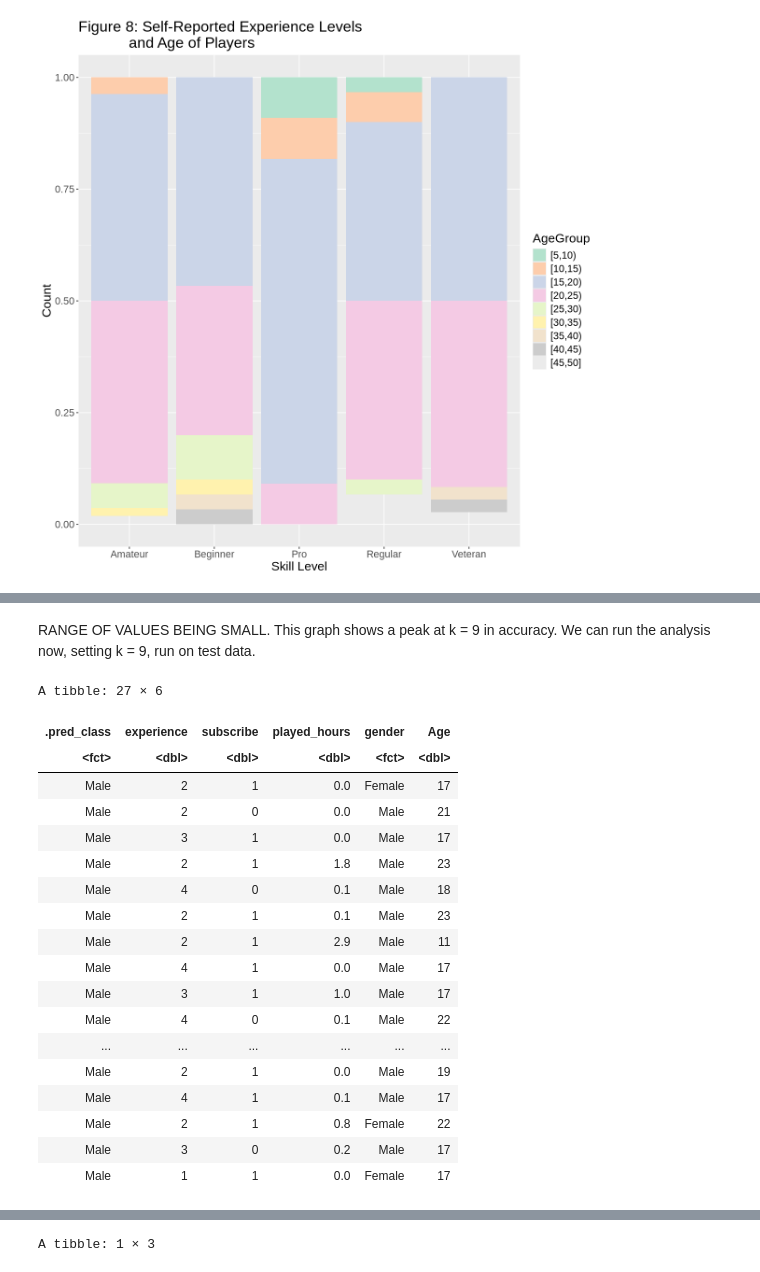
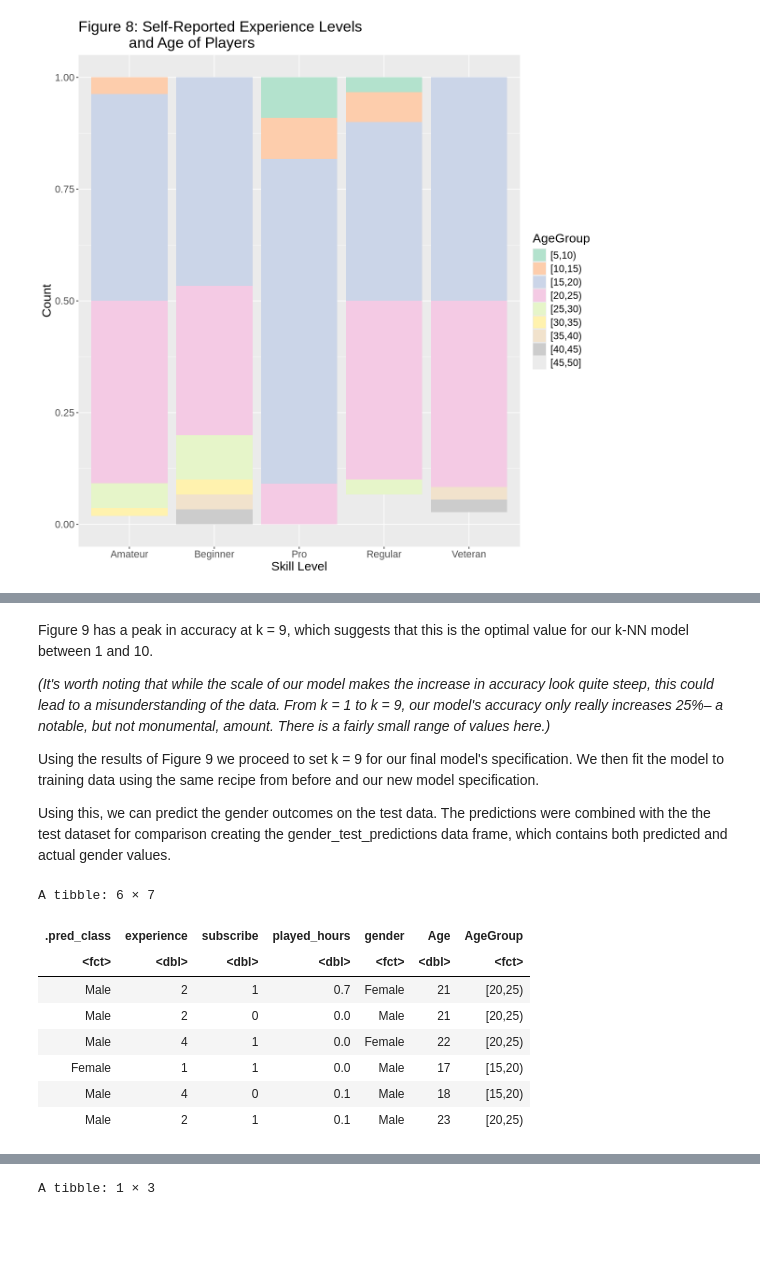
Before and after one commit to ellailan/PLAICRAFT-Data-Analysis, a Jupyter notebook: data-analysis.ipynb, the cells around one changed output, grey strips where cells are left out. Cells and saved outputs as stored; diff of their text form; code cells hidden in the pictures; blank space fills up the shorter version.

```diff
--- a/data-analysis.ipynb
+++ b/data-analysis.ipynb
@@ -303,37 +321,36 @@ accuracy_versus_k
 # %% [markdown]
-RANGE OF VALUES BEING SMALL. This graph shows a peak at k = 9 in accuracy. We can run the analysis now, setting k = 9, run on test data.
+Figure 9 has a peak in accuracy at k = 9, which suggests that this is the optimal value for our k-NN model between 1 and 10.
+
+*(It's worth noting that while the scale of our model makes the increase in accuracy look quite steep, this could lead to a misunderstanding of the data. From k = 1 to k = 9, our model's accuracy only really increases 25%– a notable, but not monumental, amount. There is a fairly small range of values here.)*
+
+
+Using the results of Figure 9 we proceed to set k = 9 for our final model's specification. We then fit the model to training data using the same recipe from before and our new model specification.
+
+
+Using this, we can  predict the gender outcomes on the test data. The predictions were combined with the the test dataset for comparison creating the gender_test_predictions data frame, which contains both predicted and actual gender values.
 # %%
 gender_spec <- nearest_neighbor(weight_func = "rectangular", neighbors = 9) |>
       set_engine("kknn") |>
       set_mode("classification")
 
 gender_fit <- workflow() |>
       add_recipe(gender_recipe) |>
       add_model(gender_spec) |>
       fit(data = gender_train)
 
 gender_test_predictions <- predict(gender_fit , gender_test) |>
       bind_cols(gender_test)
 
-gender_test_predictions
+
+head(gender_test_predictions)
 # %% [output]
-A tibble: 27 × 6
+A tibble: 6 × 7
-| .pred_class | experience | subscribe | played_hours | gender | Age |
-| <fct> | <dbl> | <dbl> | <dbl> | <fct> | <dbl> |
-| Male | 2 | 1 | 0.0 | Female | 17 |
-| Male | 2 | 0 | 0.0 | Male | 21 |
-| Male | 3 | 1 | 0.0 | Male | 17 |
-| Male | 2 | 1 | 1.8 | Male | 23 |
-| Male | 4 | 0 | 0.1 | Male | 18 |
-| Male | 2 | 1 | 0.1 | Male | 23 |
-| Male | 2 | 1 | 2.9 | Male | 11 |
-| Male | 4 | 1 | 0.0 | Male | 17 |
-| Male | 3 | 1 | 1.0 | Male | 17 |
-| Male | 4 | 0 | 0.1 | Male | 22 |
-| ... | ... | ... | ... | ... | ... |
-| Male | 2 | 1 | 0.0 | Male | 19 |
-| Male | 4 | 1 | 0.1 | Male | 17 |
-| Male | 2 | 1 | 0.8 | Female | 22 |
-| Male | 3 | 0 | 0.2 | Male | 17 |
-| Male | 1 | 1 | 0.0 | Female | 17 |
+| .pred_class | experience | subscribe | played_hours | gender | Age | AgeGroup |
+| <fct> | <dbl> | <dbl> | <dbl> | <fct> | <dbl> | <fct> |
+| Male | 2 | 1 | 0.7 | Female | 21 | [20,25) |
+| Male | 2 | 0 | 0.0 | Male | 21 | [20,25) |
+| Male | 4 | 1 | 0.0 | Female | 22 | [20,25) |
+| Female | 1 | 1 | 0.0 | Male | 17 | [15,20) |
+| Male | 4 | 0 | 0.1 | Male | 18 | [15,20) |
+| Male | 2 | 1 | 0.1 | Male | 23 | [20,25) |
 # %% [markdown]
```
Also changed, not shown: parts of 20 cells of this notebook.
